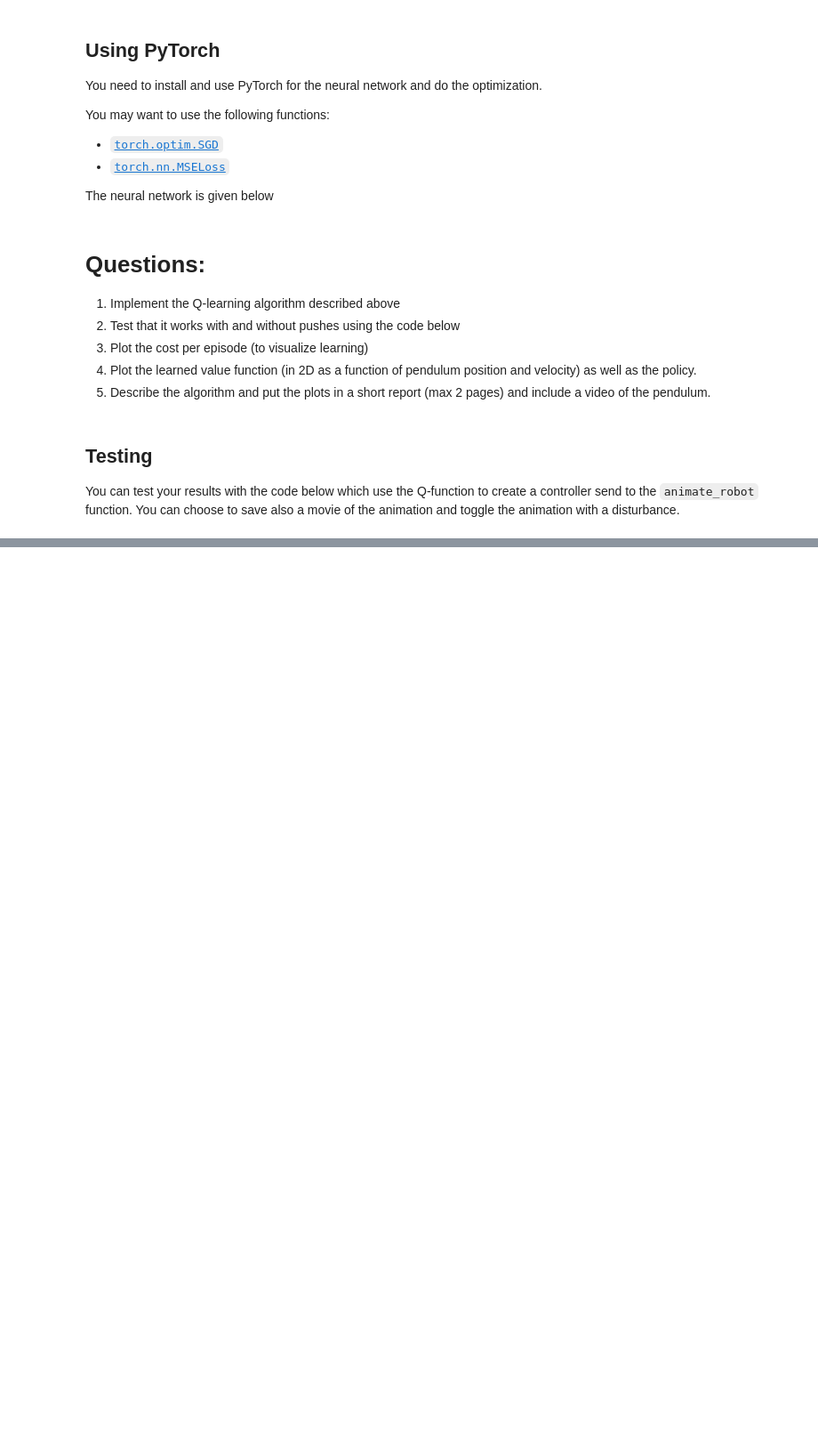
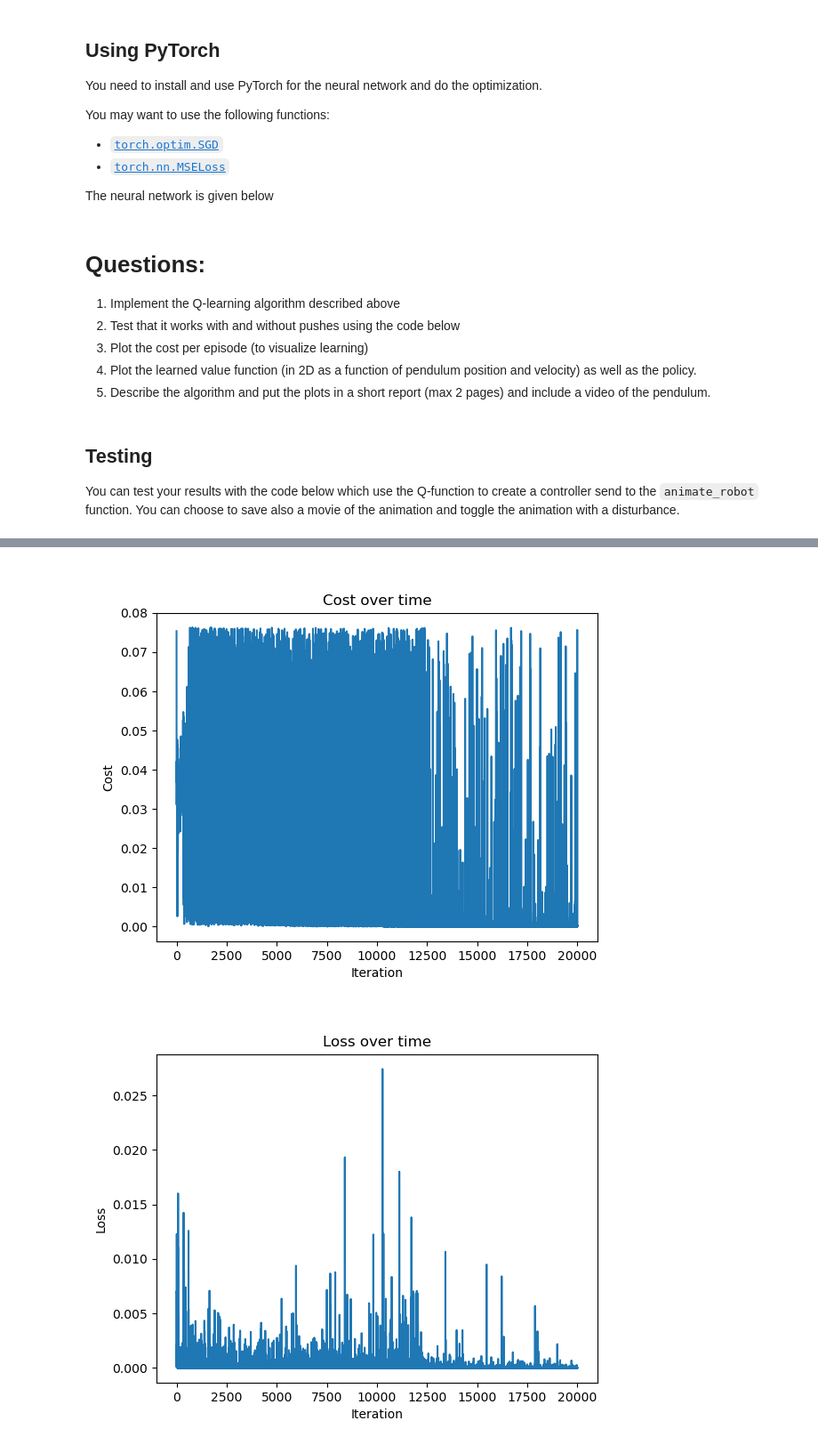
Before and after one commit to RiVer2000/ROB-GY-6323, a Jupyter notebook: Homework 4/Q-learning.ipynb, the cells around one changed output, grey strips where cells are left out. Shown at 89% size. Saved outputs shown, nothing was run; the diff lists cells and outputs as text; code cells hidden in the pictures; blank space fills up the shorter version.

```diff
--- a/Homework 4/Q-learning.ipynb
+++ b/Homework 4/Q-learning.ipynb
@@ -104,7 +107,8 @@ def cost_function(x, u):
 optimizer = torch.optim.SGD(q_function.parameters(), lr=0.01)
 loss_fn = torch.nn.MSELoss()
 
-
+cost_list = []
+loss_list = []
 
 # We need to define the q-learning parameters
 alpha = 0.99
@@ -114,7 +118,8 @@ learning_rate = 0.1
 episodes = 20000
 
 # Now we need to define the Q-learning algorithm according to this
-for episode in range(episodes):
+# for episode in range(episodes):
+for episode in tqdm(range(episodes), desc='Running episodes'):
     x = torch.tensor([0., 0.])
     for step in range(episode_length):
         # Select u_n using an epsilon-greedy policy
@@ -133,6 +138,7 @@ for episode in range(episodes):
 
         y = g_value + alpha * torch.min(q_value)
 
+
         # Update the Q-function
         q_value = q_function(torch.as_tensor(x, dtype=torch.float32).unsqueeze(0))
         target = q_value.clone().detach()
@@ -142,6 +148,7 @@ for episode in range(episodes):
         # Compute the loss
         loss = loss_fn(q_value, target)
 
+
         # Backpropagation
         optimizer.zero_grad()
         loss.backward()
@@ -149,10 +156,11 @@ for episode in range(episodes):
 
         # Update the state
         x = x_next
-
-    # Print the status of the episode
-    if episode % 100 == 0:
-        print(f"Episode {episode}, Step {step}, Loss {loss.item()}")
+    loss_list.append(loss.item())
+    cost_list.append(g_value.item())
+    # # Print the status of the episode
+    # if episode % 100 == 0:
+    #     print(f"Episode {episode}, Step {step}, Loss {loss.item()}")
 
 
 # def controller(x):
@@ -196,0 +241,18 @@ pendulum.animate_robot(x0,controller,push=True, save_movie=False)
+# %%
+# Plot the cost and loss
+plt.figure()
+plt.plot(cost_list)
+plt.xlabel('Iteration')
+plt.ylabel('Cost')
+plt.title('Cost over time')
+plt.show()
+
+plt.figure()
+plt.plot(loss_list)
+plt.xlabel('Iteration')
+plt.ylabel('Loss')
+plt.title('Loss over time')
+plt.show()
+# %% [output]
+[figure, added]
+[figure, added]
```
Also changed, not shown: parts of 3 cells of this notebook, 1 other file.
